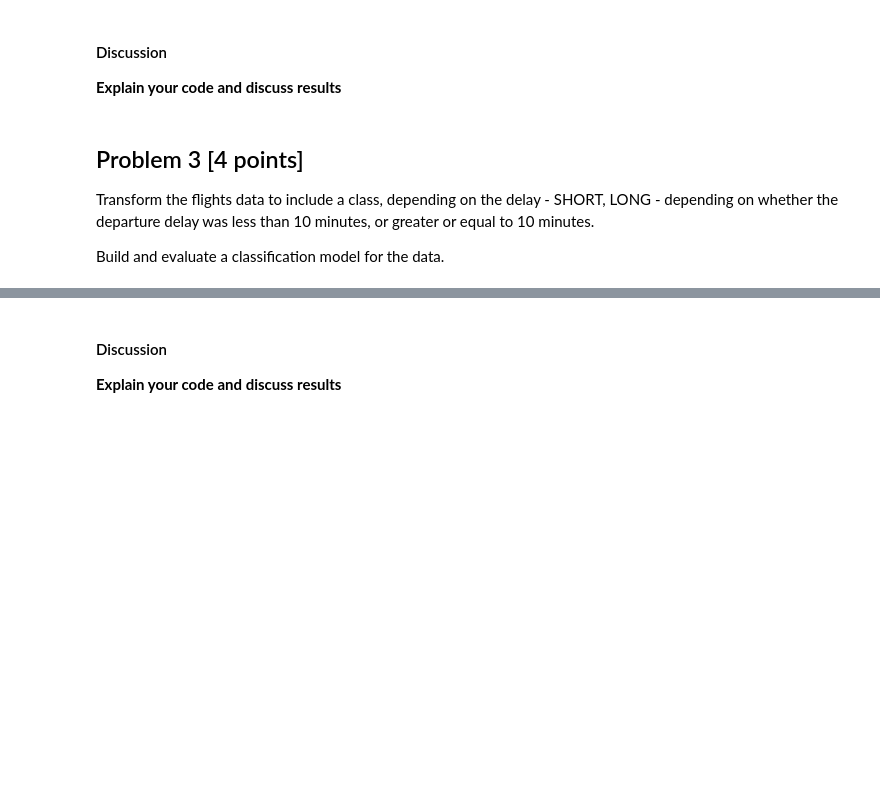
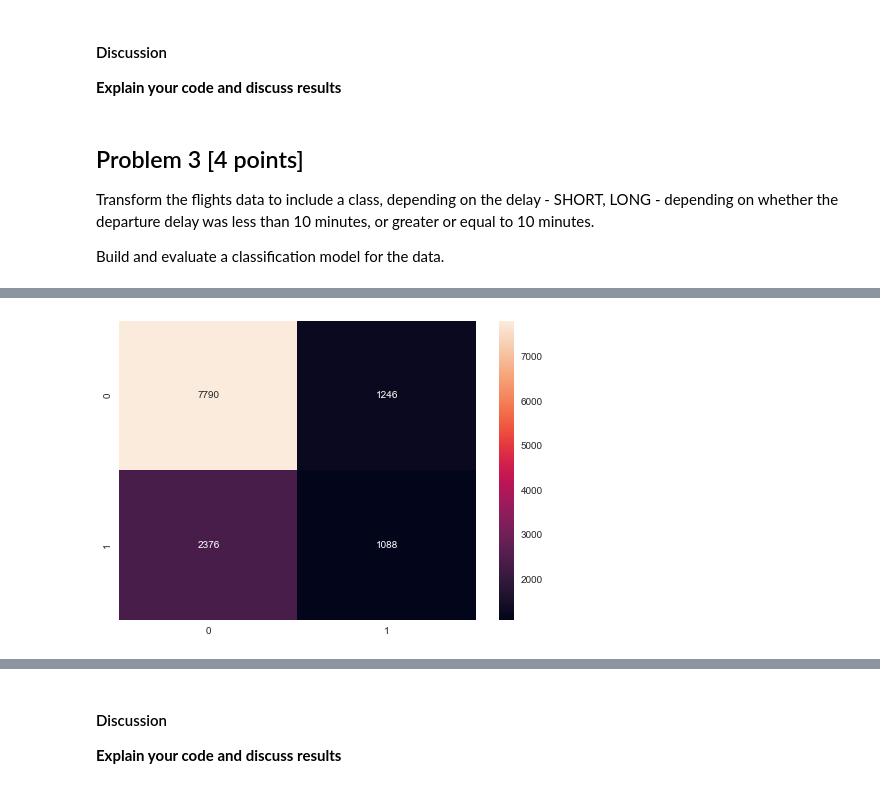
Before and after one commit to romulovff/ADAGroupAssignment, a Jupyter notebook: Group_project_v1.ipynb, the cells around one changed output, grey strips where cells are left out. Cells and saved outputs as stored; diff of their text form; code cells hidden in the pictures; blank space fills up the shorter version.

```diff
--- a/Group_project_v1.ipynb
+++ b/Group_project_v1.ipynb
@@ -681,3 +681,85 @@ Write the code to build these indices - for each index, print 5 lines.
 Transform the flights data to include a class, depending on the delay - SHORT, LONG - depending on whether the departure delay was less than 10 minutes, or greater or equal to 10 minutes.
 
 Build and evaluate a classification model for the data.
+# %%
+from sklearn import tree
+from sklearn.model_selection import train_test_split
+import random
+from datetime import datetime
+from sklearn.decomposition import PCA
+from sklearn.metrics import confusion_matrix, accuracy_score, f1_score, precision_score, roc_auc_score, recall_score
+import seaborn as sns
+
+#Assign a value for flight scheduled departured time period
+def get_period(x):
+    x = x.hour
+    if (x >= 0) and (x <= 6):
+        return 0
+    elif (x >= 7) and (x <= 12):
+        return 1
+    elif (x >= 13) and (x <= 16):
+        return 2
+    elif (x >= 17) and (x <= 20) :
+        return 3
+    elif (x >= 21):
+        return 4
+
+#Create a numerical column from non-numerical values
+def get_values_as_numbers(x):
+    dictionary = {}
+    l = list(dfLongShortPandas[x].unique())
+    i = 0
+    while i < len(l):
+        dictionary[l[i]] = i
+        i += 1
+    return [dictionary[item] for item in dfLongShortPandas[x]]
+
+dfLongShort = spark.sql("SELECT OP_CARRIER, ORIGIN, DEST, CRS_DEP_TIME, DEP_DELAY FROM flights LIMIT 50000")
+#0 is for SHORT delay, 1 is for LONG delay
+dfLongShort = dfLongShort.withColumn("IS_LONG_DELAY", when(col("DEP_DELAY") < 10, 0).otherwise(1))
+dfLongShortPandas = dfLongShort.toPandas()
+
+dfLongShortPandas["PERIOD"] = pd.to_datetime(dfLongShortPandas["CRS_DEP_TIME"]).apply(get_period)
+
+dfLongShortPandas["OP_CARRIER_NUMBER"] = get_values_as_numbers("OP_CARRIER")
+dfLongShortPandas["ORIGIN_NUMBER"] = get_values_as_numbers("ORIGIN")
+dfLongShortPandas["DEST_NUMBER"] = get_values_as_numbers("DEST")
+
+#Fill rows without values from delay column with 0
+dfLongShortPandas["DEP_DELAY"].fillna(0, inplace=True)
+dfLongShortPandas["IS_LONG_DELAY"].fillna(0, inplace=True)
+
+#Features
+X = dfLongShortPandas[["PERIOD", "OP_CARRIER_NUMBER", "ORIGIN_NUMBER", "DEST_NUMBER"]]
+
+#Expected results
+y = dfLongShortPandas["IS_LONG_DELAY"]
+
+#Split data into train and test sets
+X_train, X_test, y_train, y_test = train_test_split(X, y)
+
+#Initialize classifier and fit the model with training data
+svm_classifier = tree.DecisionTreeClassifier()
+svm_classifier.fit(X_train, y_train)
+
+#Get predictions
+y_pred = svm_classifier.predict(X_test)
+
+#Evaluating with metrics using real test values and predicted values
+f1 = f1_score(y_test, y_pred)
+accuracy = accuracy_score(y_test, y_pred)
+precision = precision_score(y_test, y_pred)
+recall = recall_score(y_test, y_pred)
+rocAuc = roc_auc_score(y_test, y_pred)
+
+#Creating confusion matrix
+cm = confusion_matrix(y_test, y_pred)
+sns.heatmap(cm, annot=True, fmt='')
+plt.show()
+
+print(f"Accuracy Score: {accuracy}")
+print(f"Precision Score: {precision}")
+print(f"Recall Score: {recall}")
+print(f"ROC-AUC Score: {rocAuc}")
+print(f"F1-Score: {f1}")
+# %% [output]
@@ -683,0 +768 @@ Build and evaluate a classification model for the data.
+[figure, added]
```
Also changed, not shown: parts of 1 cell of this notebook.
